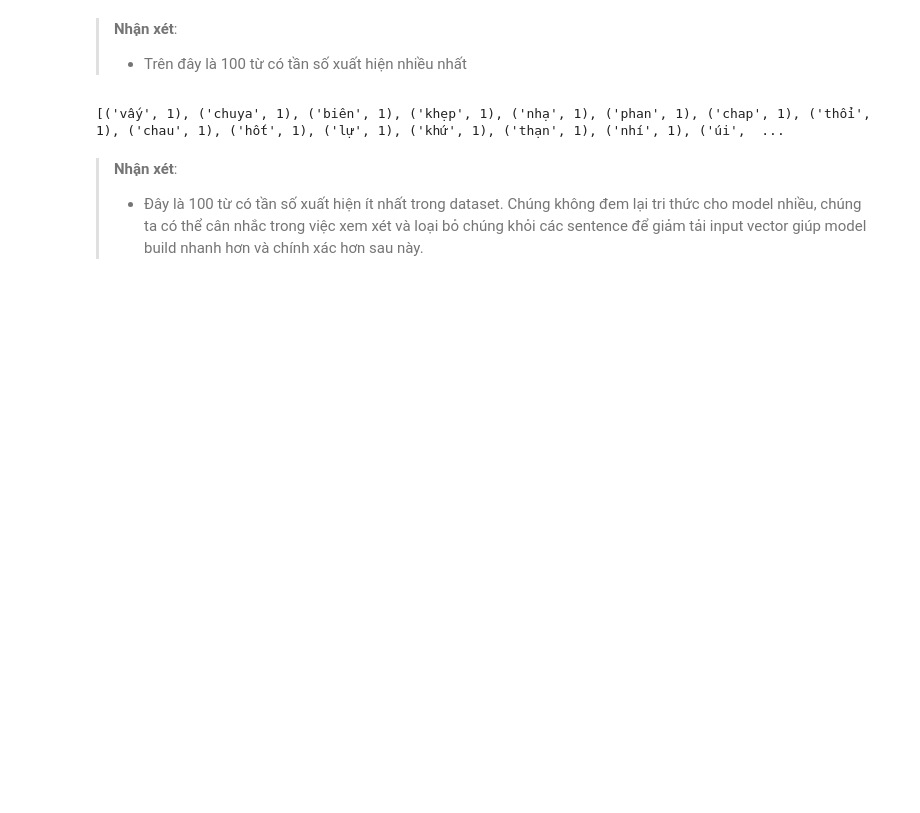
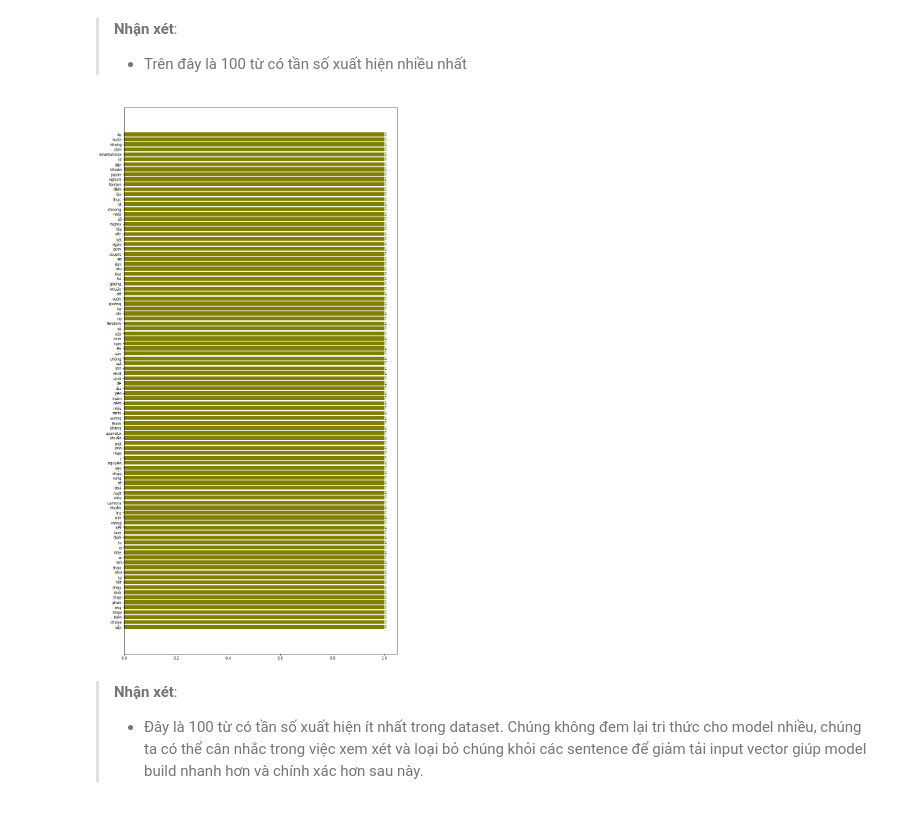
Before and after one commit to cuongpiger/SCL_KHVW_Sentiment_Analysis_Project, a Jupyter notebook: 03.eda.ipynb, the cells around one changed output. Drawn from its saved outputs; the diff is of its cells as text; code cells hidden in the pictures; blank space fills up the shorter version.

```diff
--- a/03.eda.ipynb
+++ b/03.eda.ipynb
@@ -72,9 +69,9 @@ print(word_freq[:100])
 > **Nhận xét**:
 > * Trên đây là 100 từ có tần số xuất hiện nhiều nhất
 # %%
-print(word_freq[-100:])
+Detective.wordFrequencyBarplot(word_freq.tail(100))
 # %% [output]
-[('vấy', 1), ('chuya', 1), ('biên', 1), ('khẹp', 1), ('nhạ', 1), ('phan', 1), ('chap', 1), ('thổi', 1), ('chau', 1), ('hốt', 1), ('lự', 1), ('khứ', 1), ('thạn', 1), ('nhí', 1), ('úi',  ...
+[figure, added]
 # %% [markdown]
 > **Nhận xét**:
 > * Đây là 100 từ có tần số xuất hiện ít nhất trong dataset. Chúng không đem lại tri thức cho model nhiều, chúng ta có thể cân nhắc trong việc xem xét và loại bỏ chúng khỏi các sentence để giảm tải input vector giúp model build nhanh hơn và chính xác hơn sau này.
```
Also changed, not shown: parts of 16 cells of this notebook, 1 other file.
